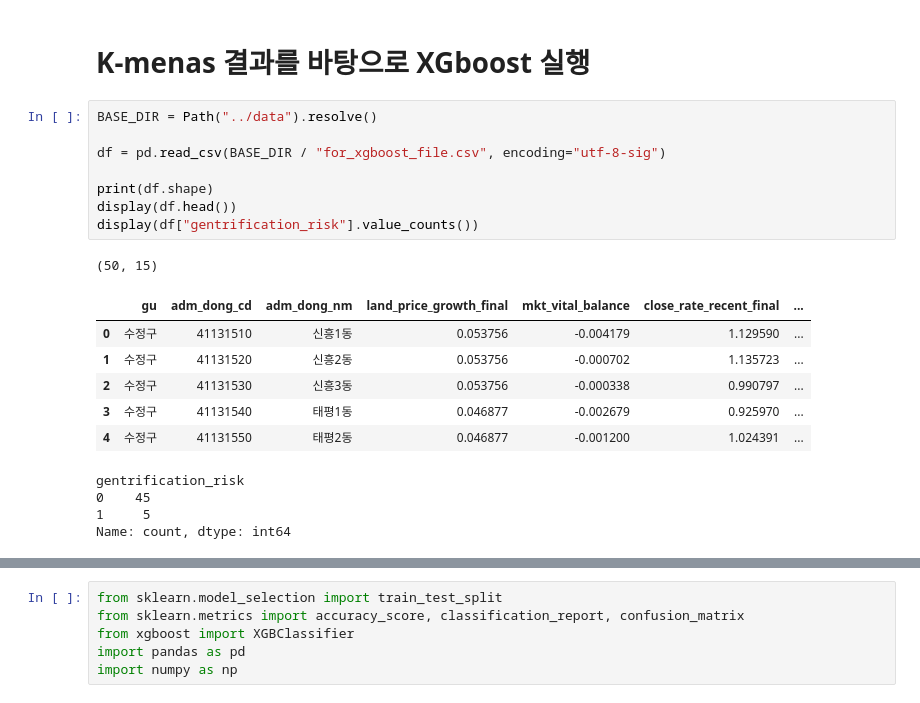
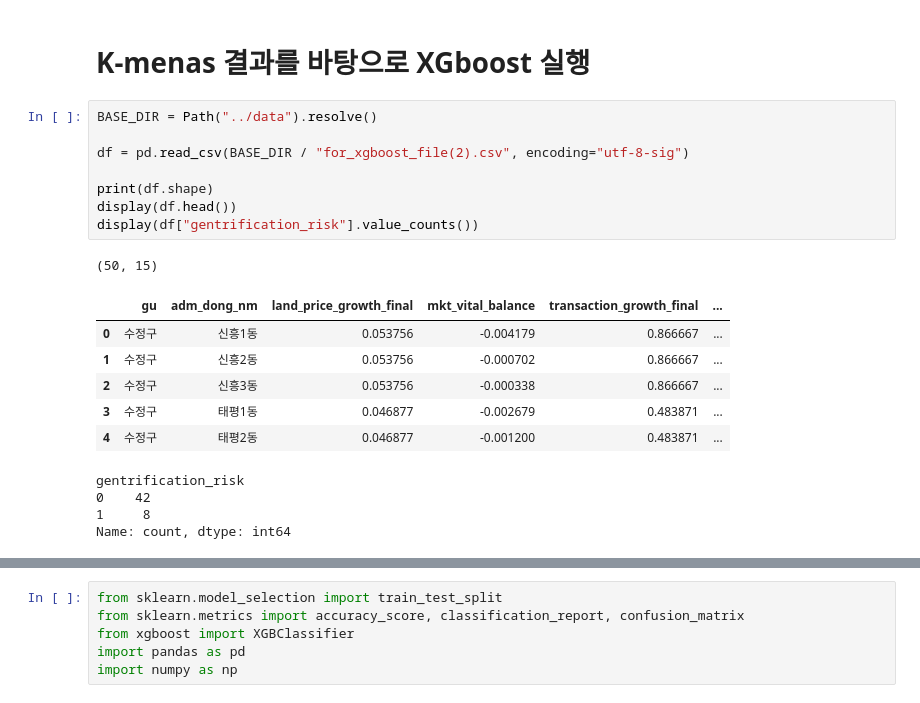
Before and after one commit to bulsajo1/final_project, a Jupyter notebook: Jiryun/xgboost.ipynb, the cells around one changed output, grey strips where cells are left out. Saved outputs shown, nothing was run; the diff lists cells and outputs as text.

```diff
--- a/Jiryun/xgboost.ipynb
+++ b/Jiryun/xgboost.ipynb
@@ -1082,22 +1075,22 @@ shap.summary_plot(
 # %%
 BASE_DIR = Path("../data").resolve()
 
-df = pd.read_csv(BASE_DIR / "for_xgboost_file.csv", encoding="utf-8-sig")
+df = pd.read_csv(BASE_DIR / "for_xgboost_file(2).csv", encoding="utf-8-sig")
 
 print(df.shape)
 display(df.head())
 display(df["gentrification_risk"].value_counts())
 # %% [output]
 (50, 15)
-|  | gu | adm_dong_cd | adm_dong_nm | land_price_growth_final | mkt_vital_balance | close_rate_recent_final | ... |
-| 0 | 수정구 | 41131510 | 신흥1동 | 0.053756 | -0.004179 | 1.129590 | ... |
-| 1 | 수정구 | 41131520 | 신흥2동 | 0.053756 | -0.000702 | 1.135723 | ... |
-| 2 | 수정구 | 41131530 | 신흥3동 | 0.053756 | -0.000338 | 0.990797 | ... |
-| 3 | 수정구 | 41131540 | 태평1동 | 0.046877 | -0.002679 | 0.925970 | ... |
-| 4 | 수정구 | 41131550 | 태평2동 | 0.046877 | -0.001200 | 1.024391 | ... |
+|  | gu | adm_dong_nm | land_price_growth_final | mkt_vital_balance | transaction_growth_final | ... |
+| 0 | 수정구 | 신흥1동 | 0.053756 | -0.004179 | 0.866667 | ... |
+| 1 | 수정구 | 신흥2동 | 0.053756 | -0.000702 | 0.866667 | ... |
+| 2 | 수정구 | 신흥3동 | 0.053756 | -0.000338 | 0.866667 | ... |
+| 3 | 수정구 | 태평1동 | 0.046877 | -0.002679 | 0.483871 | ... |
+| 4 | 수정구 | 태평2동 | 0.046877 | -0.001200 | 0.483871 | ... |
 gentrification_risk
-0    45
-1     5
+0    42
+1     8
 Name: count, dtype: int64
 # %%
 feature_cols = [
```
Also changed, not shown: parts of 13 cells of this notebook, 3 other files.
